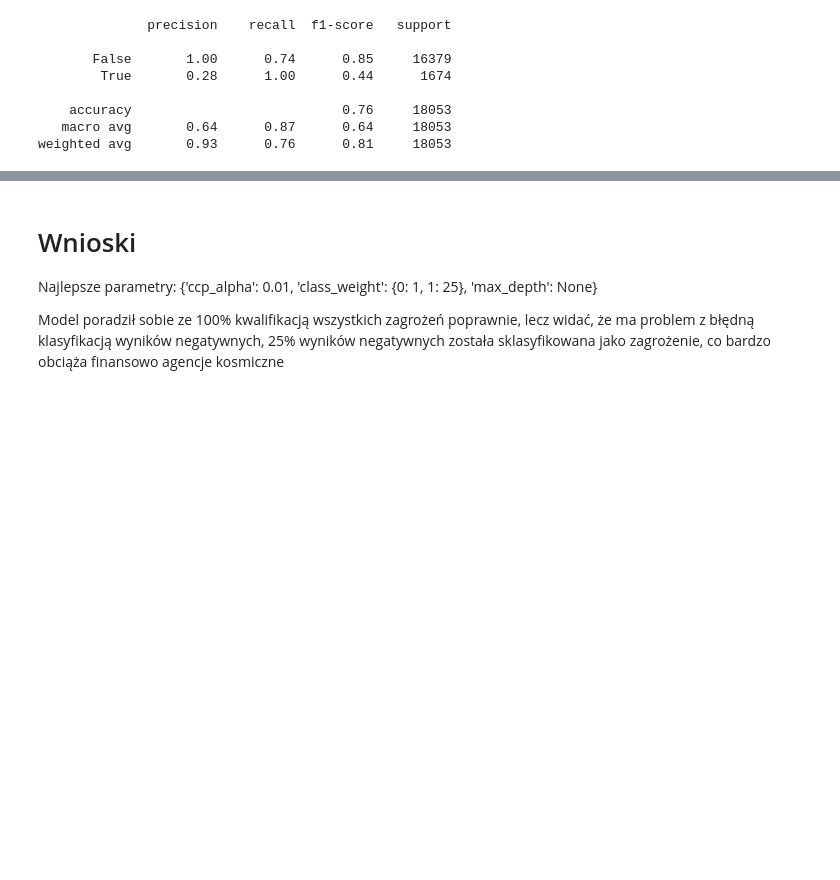
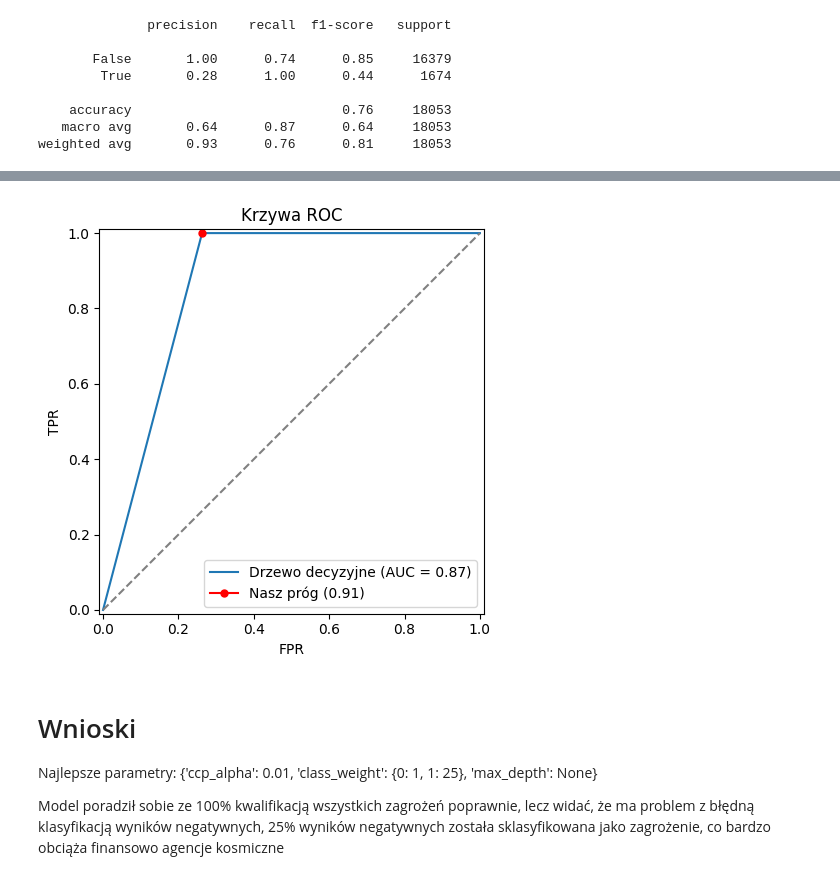
Before and after one commit to Zajecia-na-PWr-LR/lista-4-projekt-grupowy-1, a Jupyter notebook: notebooks/decision_tree.ipynb, the cells around one changed output, grey strips where cells are left out. Cells and saved outputs as stored; diff of their text form; code cells hidden in the pictures; blank space fills up the shorter version.

```diff
--- a/notebooks/decision_tree.ipynb
+++ b/notebooks/decision_tree.ipynb
@@ -70,3 +93,21 @@ weighted avg       0.93      0.76      0.81     18053
+# %%
+RocCurveDisplay.from_predictions(y_test, y_proba, name="Drzewo decyzyjne")
+
+fpr, tpr, roc_thresholds = roc_curve(y_test, y_proba)
+idx_roc = np.argmin(np.abs(roc_thresholds - best_thr))
+
+plt.plot(fpr[idx_roc], tpr[idx_roc], marker="o", markersize=5, color="red",
+         label=f"Nasz próg ({best_thr:.2f})")
+plt.plot([0, 1], [0, 1], color='gray', linestyle="--")
+
+plt.title("Krzywa ROC")
+plt.legend()
+plt.tight_layout()
+plt.ylabel("TPR")
+plt.xlabel("FPR")
+plt.show()
+# %% [output]
+[figure, added]
 # %% [markdown]
 # Wnioski
 
```
Also changed, not shown: parts of 3 cells of this notebook.
